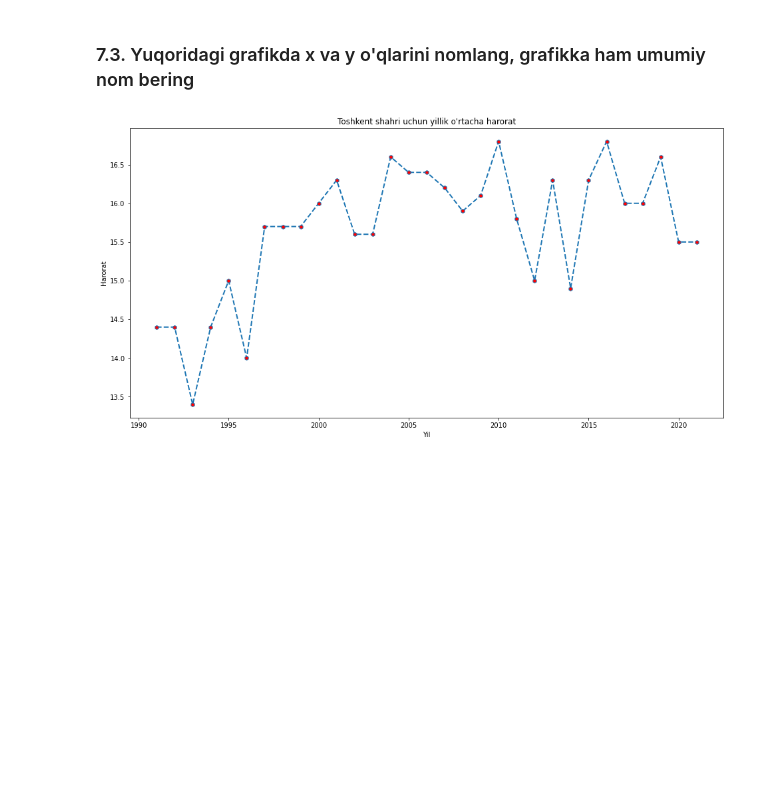
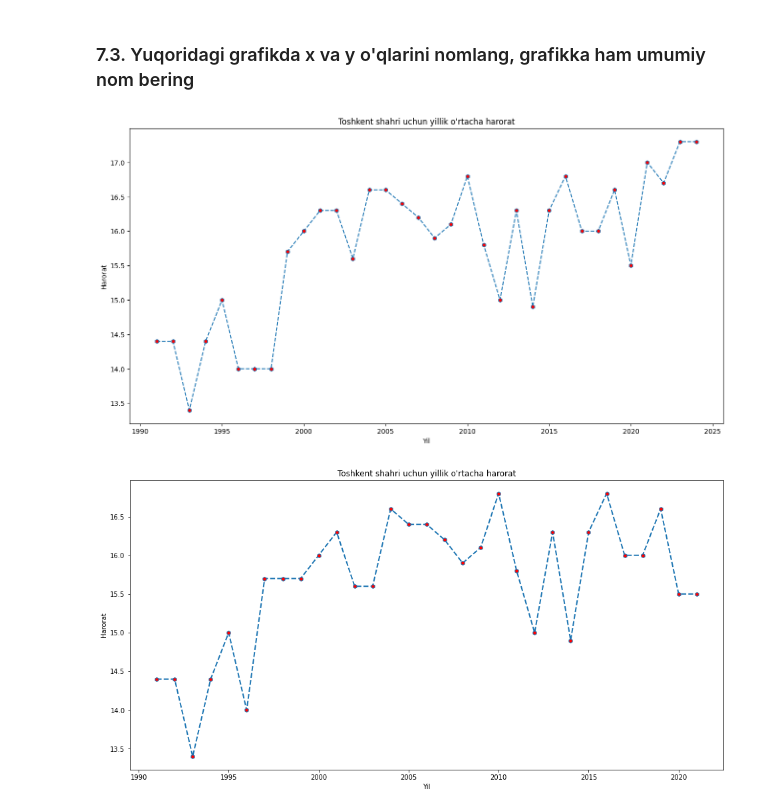
Before and after one commit to Hojiakbardevs/Datascience, a Jupyter notebook: 04_VISUAL_AMALIYOT_01_matplotlib.ipynb, the cells around one changed output. Cells and saved outputs as stored; diff of their text form; code cells hidden in the pictures; blank space fills up the shorter version.

```diff
--- a/04_VISUAL_AMALIYOT_01_matplotlib.ipynb
+++ b/04_VISUAL_AMALIYOT_01_matplotlib.ipynb
@@ -337,3 +347,14 @@ plt.show()
+# %%
+# JAVOBNI SHUYERGA YOZING
+# x=table['T']
+plt.figure(figsize=(16,8))
+plt.plot(x, linewidth =1.5,linestyle='--', marker='h', markerfacecolor='r')
+plt.title('Toshkent shahri uchun yillik o\'rtacha harorat')
+plt.xlabel('Yil')
+plt.ylabel("Harorat")
+plt.show()
+# %% [output]
+[figure, added]
 # %%
 #@title To'g'ri javob
 x=df['T']
```
Also changed, not shown: parts of 9 cells of this notebook.
